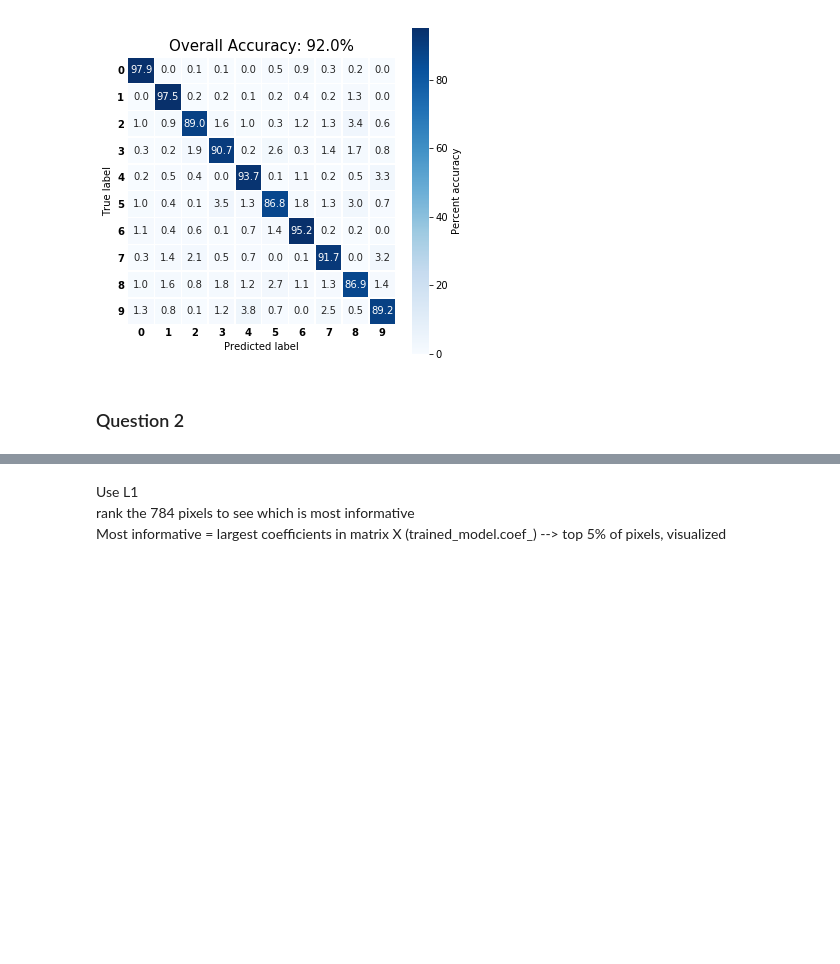
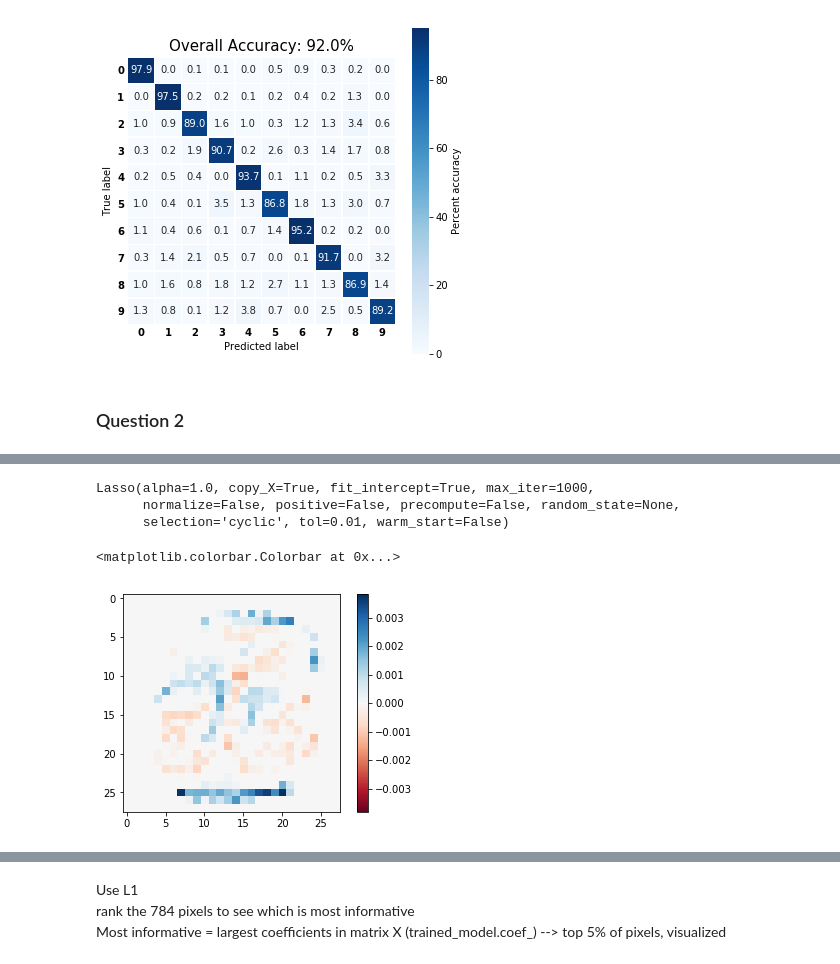
Before and after one commit to jmichellehu/ComplexSystems_AMATH563, a Jupyter notebook: AMATH563_hw1.ipynb, the cells around one changed output, grey strips where cells are left out. Drawn from its saved outputs; the diff is of its cells as text; code cells hidden in the pictures; blank space fills up the shorter version.

```diff
--- a/AMATH563_hw1.ipynb
+++ b/AMATH563_hw1.ipynb
@@ -227,0 +243,13 @@ Promote sparsity and rank which pixels are most informative for digit labelling
+# %%
+trained_model
+# %% [output]
+Lasso(alpha=1.0, copy_X=True, fit_intercept=True, max_iter=1000,
+      normalize=False, positive=False, precompute=False, random_state=None,
+      selection='cyclic', tol=0.01, warm_start=False)
+# %%
+clim=max(np.abs(A_lasso.min()), np.abs(A_lasso.max()))
+plt.imshow(A_lasso.reshape(28,28), vmin=-clim, vmax=clim, cmap="RdBu")
+plt.colorbar()
+# %% [output]
+<matplotlib.colorbar.Colorbar at 0x...>
+[figure, added]
```
Also changed, not shown: parts of 73 cells of this notebook.
